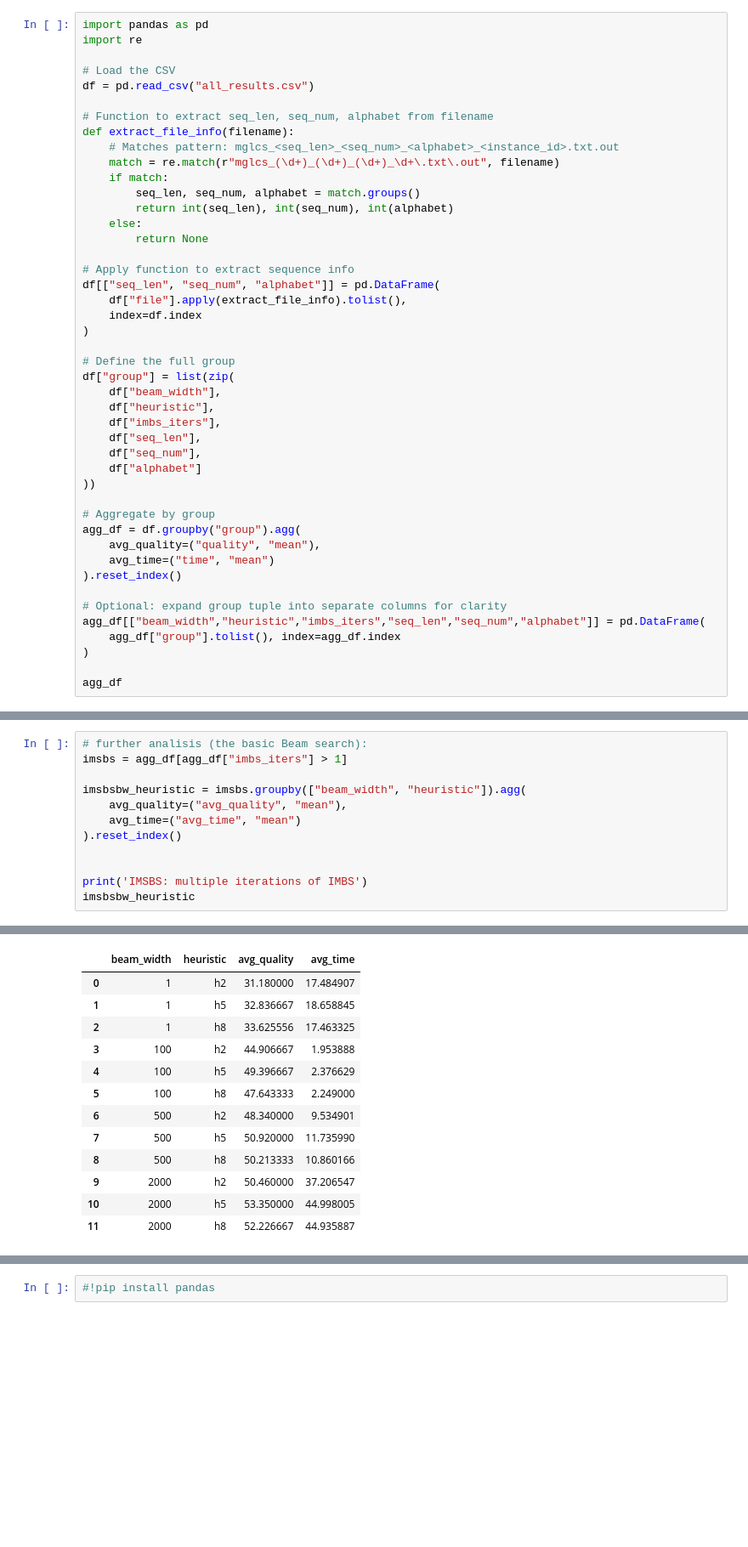
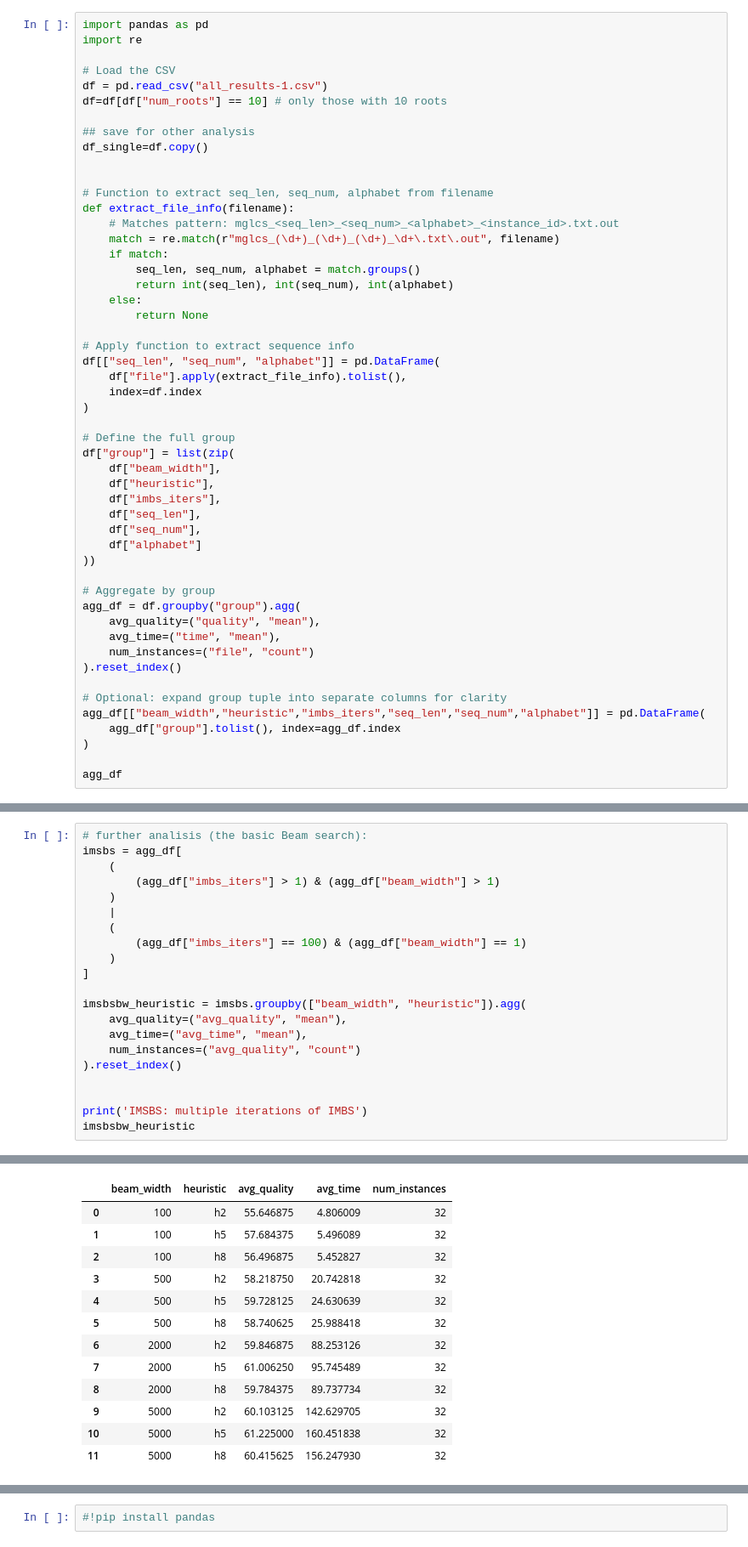
Before and after one commit to markodjukanovic90/VGLCS, a Jupyter notebook: src/aggregate.ipynb, the cells around one changed output, grey strips where cells are left out. Shown at 85% size. Cells and saved outputs as stored; diff of their text form; blank space fills up the shorter version.

```diff
--- a/src/aggregate.ipynb
+++ b/src/aggregate.ipynb
@@ -3,7 +3,12 @@ import pandas as pd
 import re
 
 # Load the CSV
-df = pd.read_csv("all_results.csv")
+df = pd.read_csv("all_results-1.csv")
+df=df[df["num_roots"] == 10] # only those with 10 roots
+
+## save for other analysis
+df_single=df.copy()
+
 
 # Function to extract seq_len, seq_num, alphabet from filename
 def extract_file_info(filename):
@@ -34,7 +39,8 @@ df["group"] = list(zip(
 # Aggregate by group
 agg_df = df.groupby("group").agg(
     avg_quality=("quality", "mean"),
-    avg_time=("time", "mean")
+    avg_time=("time", "mean"),
+    num_instances=("file", "count")
 ).reset_index()
 
 # Optional: expand group tuple into separate columns for clarity
@@ -130,30 +137,39 @@ Beam search: baseline with one iteration of IMBS
 # %%
 # further analisis (the basic Beam search):
-imsbs = agg_df[agg_df["imbs_iters"] > 1]
+imsbs = agg_df[
+    (
+        (agg_df["imbs_iters"] > 1) & (agg_df["beam_width"] > 1)
+    )
+    |
+    (
+        (agg_df["imbs_iters"] == 100) & (agg_df["beam_width"] == 1)
+    )
+]
 
 imsbsbw_heuristic = imsbs.groupby(["beam_width", "heuristic"]).agg(
     avg_quality=("avg_quality", "mean"),
-    avg_time=("avg_time", "mean")
+    avg_time=("avg_time", "mean"),
+    num_instances=("avg_quality", "count")
 ).reset_index()
 
 
 print('IMSBS: multiple iterations of IMBS')
 imsbsbw_heuristic
 # %% [output]
 IMSBS: multiple iterations of IMBS
-|  | beam_width | heuristic | avg_quality | avg_time |
-| 0 | 1 | h2 | 31.180000 | 17.484907 |
-| 1 | 1 | h5 | 32.836667 | 18.658845 |
-| 2 | 1 | h8 | 33.625556 | 17.463325 |
-| 3 | 100 | h2 | 44.906667 | 1.953888 |
-| 4 | 100 | h5 | 49.396667 | 2.376629 |
-| 5 | 100 | h8 | 47.643333 | 2.249000 |
-| 6 | 500 | h2 | 48.340000 | 9.534901 |
-| 7 | 500 | h5 | 50.920000 | 11.735990 |
-| 8 | 500 | h8 | 50.213333 | 10.860166 |
-| 9 | 2000 | h2 | 50.460000 | 37.206547 |
-| 10 | 2000 | h5 | 53.350000 | 44.998005 |
-| 11 | 2000 | h8 | 52.226667 | 44.935887 |
+|  | beam_width | heuristic | avg_quality | avg_time | num_instances |
+| 0 | 100 | h2 | 55.646875 | 4.806009 | 32 |
+| 1 | 100 | h5 | 57.684375 | 5.496089 | 32 |
+| 2 | 100 | h8 | 56.496875 | 5.452827 | 32 |
+| 3 | 500 | h2 | 58.218750 | 20.742818 | 32 |
+| 4 | 500 | h5 | 59.728125 | 24.630639 | 32 |
+| 5 | 500 | h8 | 58.740625 | 25.988418 | 32 |
+| 6 | 2000 | h2 | 59.846875 | 88.253126 | 32 |
+| 7 | 2000 | h5 | 61.006250 | 95.745489 | 32 |
+| 8 | 2000 | h8 | 59.784375 | 89.737734 | 32 |
+| 9 | 5000 | h2 | 60.103125 | 142.629705 | 32 |
+| 10 | 5000 | h5 | 61.225000 | 160.451838 | 32 |
+| 11 | 5000 | h8 | 60.415625 | 156.247930 | 32 |
 # %%
 # TODO: MERGING RESULTS:
 
```
Also changed, not shown: parts of 20 cells of this notebook, 11 other files.
